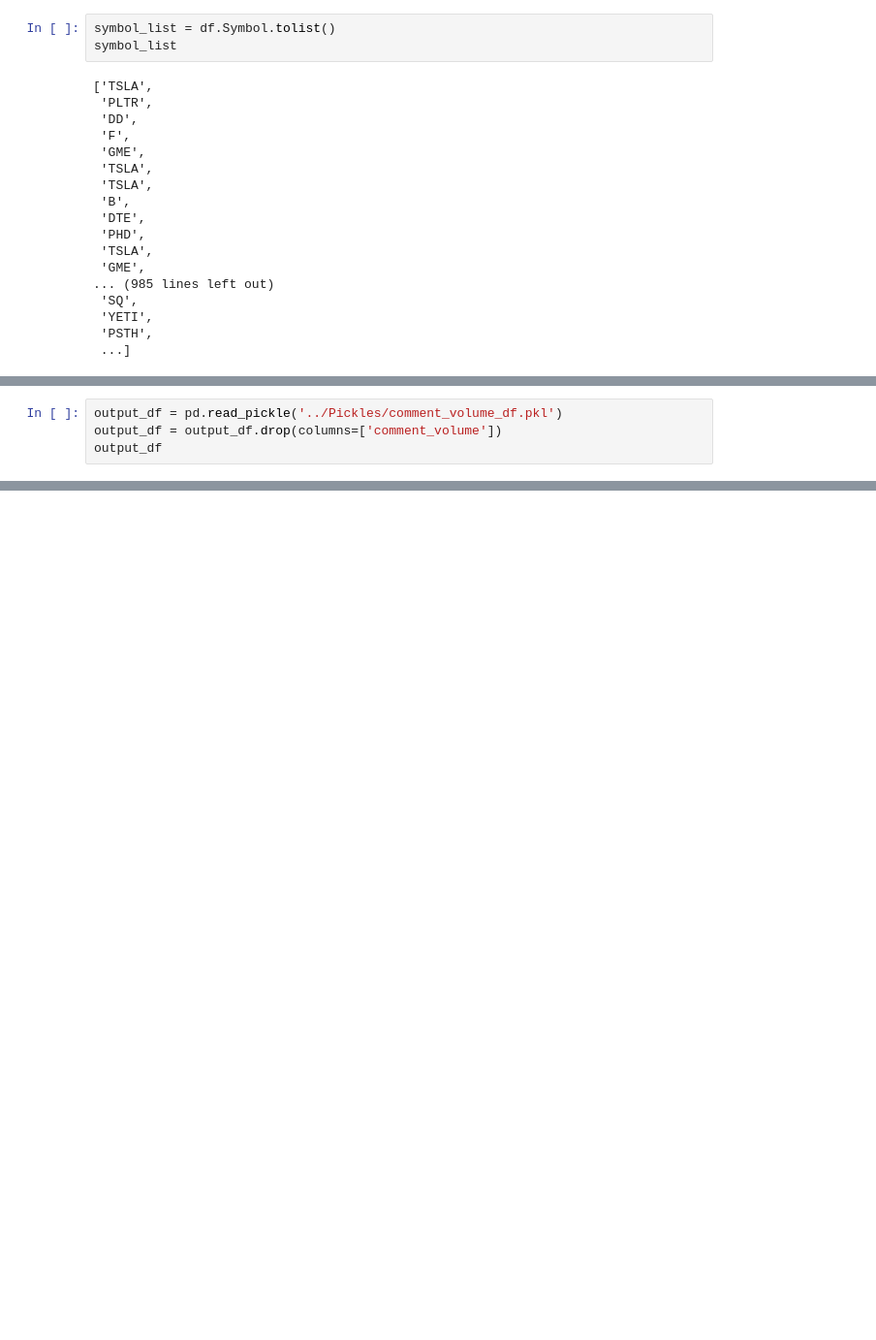
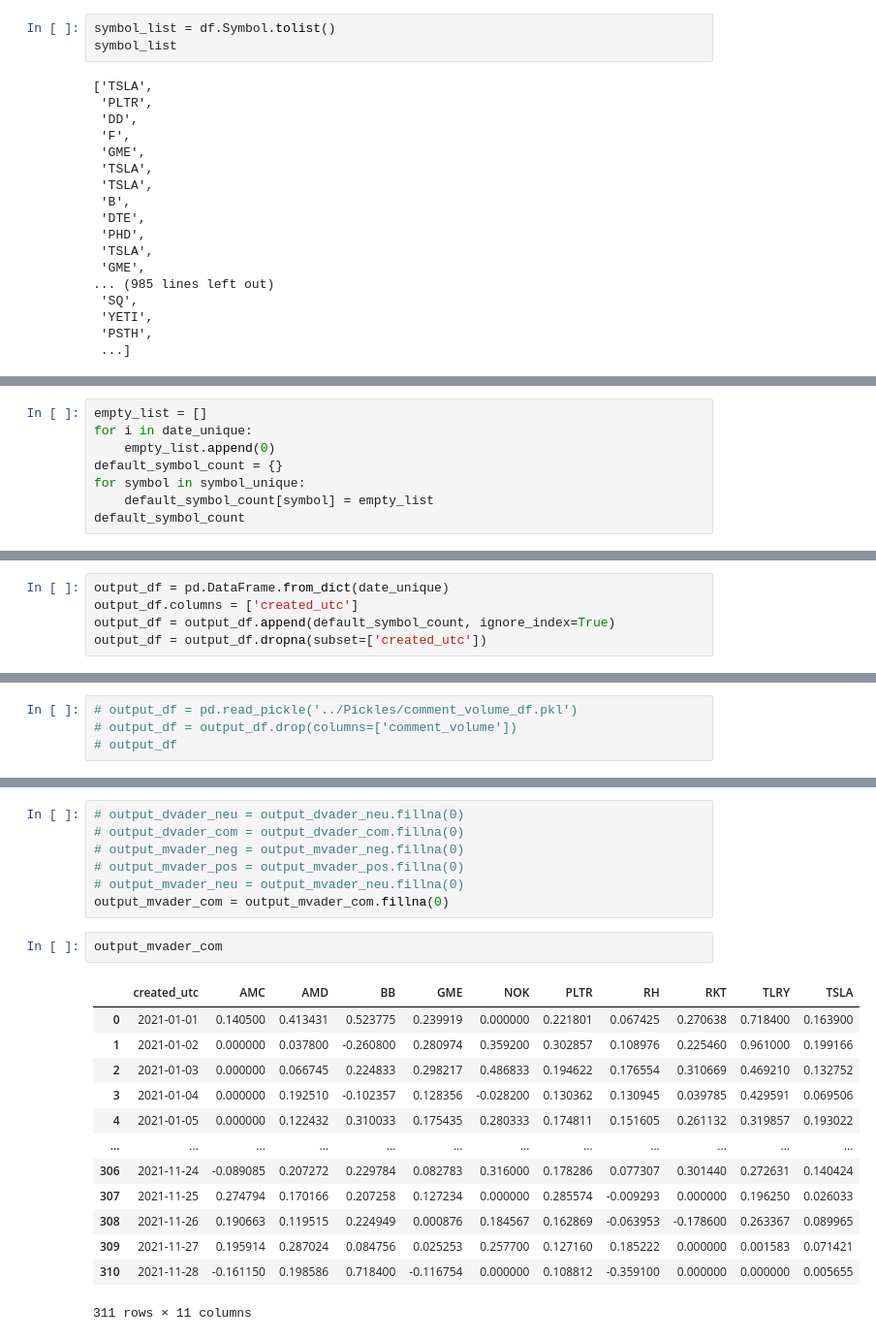
Before and after one commit to Icasso/DataSpell-EAP-Projects, a Jupyter notebook: Sentiment Analysis/sentiment_daily.ipynb, the cells around one changed output, grey strips where cells are left out. Shown at 97% size. Drawn from its saved outputs; the diff is of its cells as text; blank space fills up the shorter version.

```diff
--- a/Sentiment Analysis/sentiment_daily.ipynb
+++ b/Sentiment Analysis/sentiment_daily.ipynb
@@ -117,0 +82,8 @@ symbol_unique
+# %%
+empty_list = []
+for i in date_unique:
+    empty_list.append(0)
+default_symbol_count = {}
+for symbol in symbol_unique:
+    default_symbol_count[symbol] = empty_list
+default_symbol_count
@@ -117,0 +108,5 @@ symbol_unique
+# %%
+output_df = pd.DataFrame.from_dict(date_unique)
+output_df.columns = ['created_utc']
+output_df = output_df.append(default_symbol_count, ignore_index=True)
+output_df = output_df.dropna(subset=['created_utc'])
@@ -118,4 +129,4 @@ symbol_unique
 # %%
-output_df = pd.read_pickle('../Pickles/comment_volume_df.pkl')
-output_df = output_df.drop(columns=['comment_volume'])
-output_df
+# output_df = pd.read_pickle('../Pickles/comment_volume_df.pkl')
+# output_df = output_df.drop(columns=['comment_volume'])
+# output_df
@@ -205,0 +172,23 @@ KeyboardInterrupt:
+# %%
+# output_dvader_neu = output_dvader_neu.fillna(0)
+# output_dvader_com = output_dvader_com.fillna(0)
+# output_mvader_neg = output_mvader_neg.fillna(0)
+# output_mvader_pos = output_mvader_pos.fillna(0)
+# output_mvader_neu = output_mvader_neu.fillna(0)
+output_mvader_com = output_mvader_com.fillna(0)
+# %%
+output_mvader_com
+# %% [output]
+|  | created_utc | AMC | AMD | BB | GME | NOK | PLTR | RH | RKT | TLRY | TSLA |
+| 0 | 2021-01-01 | 0.140500 | 0.413431 | 0.523775 | 0.239919 | 0.000000 | 0.221801 | 0.067425 | 0.270638 | 0.718400 | 0.163900 |
+| 1 | 2021-01-02 | 0.000000 | 0.037800 | -0.260800 | 0.280974 | 0.359200 | 0.302857 | 0.108976 | 0.225460 | 0.961000 | 0.199166 |
+| 2 | 2021-01-03 | 0.000000 | 0.066745 | 0.224833 | 0.298217 | 0.486833 | 0.194622 | 0.176554 | 0.310669 | 0.469210 | 0.132752 |
+| 3 | 2021-01-04 | 0.000000 | 0.192510 | -0.102357 | 0.128356 | -0.028200 | 0.130362 | 0.130945 | 0.039785 | 0.429591 | 0.069506 |
+| 4 | 2021-01-05 | 0.000000 | 0.122432 | 0.310033 | 0.175435 | 0.280333 | 0.174811 | 0.151605 | 0.261132 | 0.319857 | 0.193022 |
+| ... | ... | ... | ... | ... | ... | ... | ... | ... | ... | ... | ... |
+| 306 | 2021-11-24 | -0.089085 | 0.207272 | 0.229784 | 0.082783 | 0.316000 | 0.178286 | 0.077307 | 0.301440 | 0.272631 | 0.140424 |
+| 307 | 2021-11-25 | 0.274794 | 0.170166 | 0.207258 | 0.127234 | 0.000000 | 0.285574 | -0.009293 | 0.000000 | 0.196250 | 0.026033 |
+| 308 | 2021-11-26 | 0.190663 | 0.119515 | 0.224949 | 0.000876 | 0.184567 | 0.162869 | -0.063953 | -0.178600 | 0.263367 | 0.089965 |
+| 309 | 2021-11-27 | 0.195914 | 0.287024 | 0.084756 | 0.025253 | 0.257700 | 0.127160 | 0.185222 | 0.000000 | 0.001583 | 0.071421 |
+| 310 | 2021-11-28 | -0.161150 | 0.198586 | 0.718400 | -0.116754 | 0.000000 | 0.108812 | -0.359100 | 0.000000 | 0.000000 | 0.005655 |
+311 rows × 11 columns
```
Also changed, not shown: parts of 12 cells of this notebook, 6 other files.
